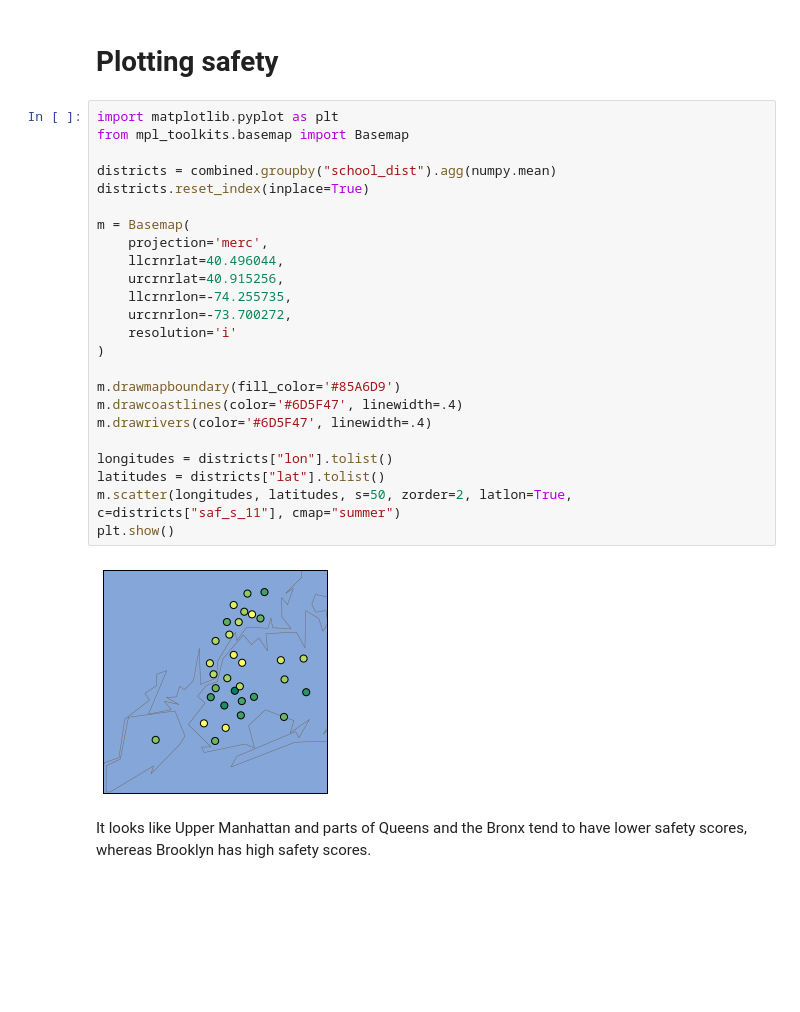
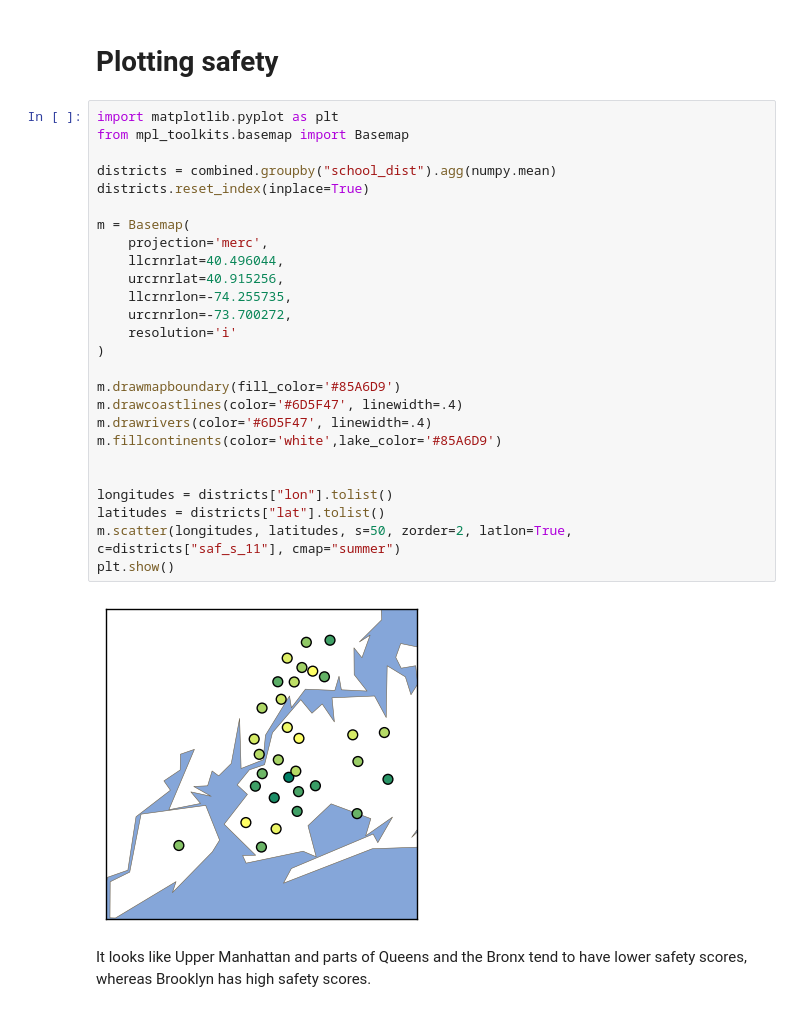
Before and after one commit to KiselevMaxim/data_explorer, a Jupyter notebook: Schools.ipynb, the cells around one changed output. Drawn from its saved outputs; the diff is of its cells as text; blank space fills up the shorter version.

```diff
--- a/Schools.ipynb
+++ b/Schools.ipynb
@@ -218,29 +218,31 @@ combined.loc[:,['SCHOOL NAME',"saf_s_11"]][combined['male_num'] == combined['fem
 # %%
 import matplotlib.pyplot as plt
 from mpl_toolkits.basemap import Basemap
 
 districts = combined.groupby("school_dist").agg(numpy.mean)
 districts.reset_index(inplace=True)
 
 m = Basemap(
     projection='merc',
     llcrnrlat=40.496044,
     urcrnrlat=40.915256,
     llcrnrlon=-74.255735,
     urcrnrlon=-73.700272,
     resolution='i'
 )
 
 m.drawmapboundary(fill_color='#85A6D9')
 m.drawcoastlines(color='#6D5F47', linewidth=.4)
 m.drawrivers(color='#6D5F47', linewidth=.4)
+m.fillcontinents(color='white',lake_color='#85A6D9')
+
 
 longitudes = districts["lon"].tolist()
 latitudes = districts["lat"].tolist()
 m.scatter(longitudes, latitudes, s=50, zorder=2, latlon=True, c=districts["saf_s_11"], cmap="summer")
 plt.show()
 # %% [output]
-[figure, old version]
+[figure, new version]
 # %% [markdown]
 It looks like Upper Manhattan and parts of Queens and the Bronx tend to have lower safety scores, whereas Brooklyn has high safety scores.
 # %% [markdown]
```
Also changed, not shown: parts of 15 cells of this notebook.
